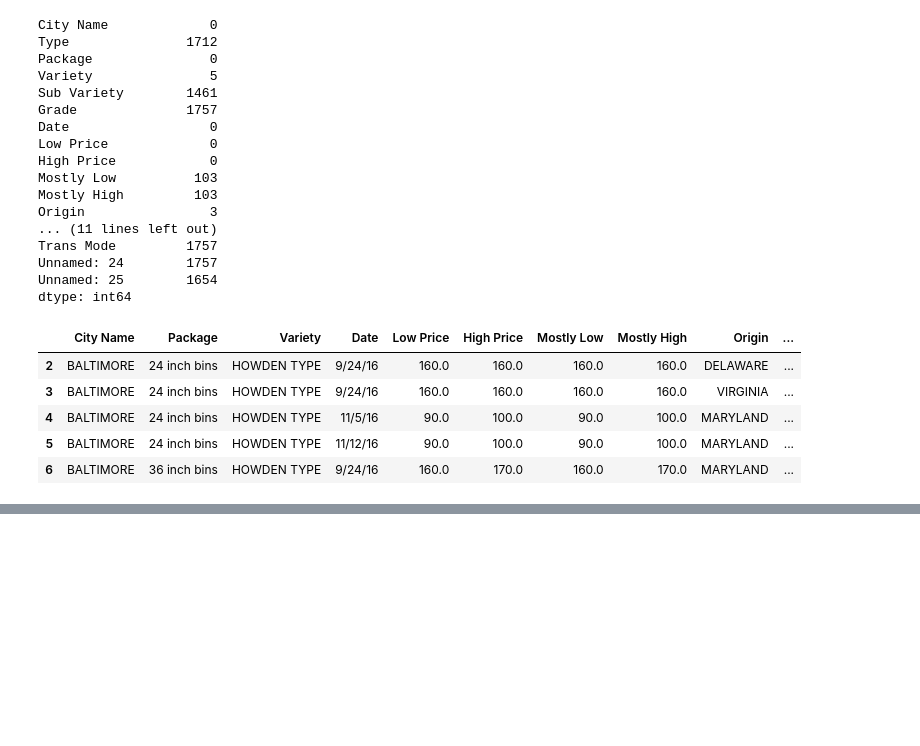
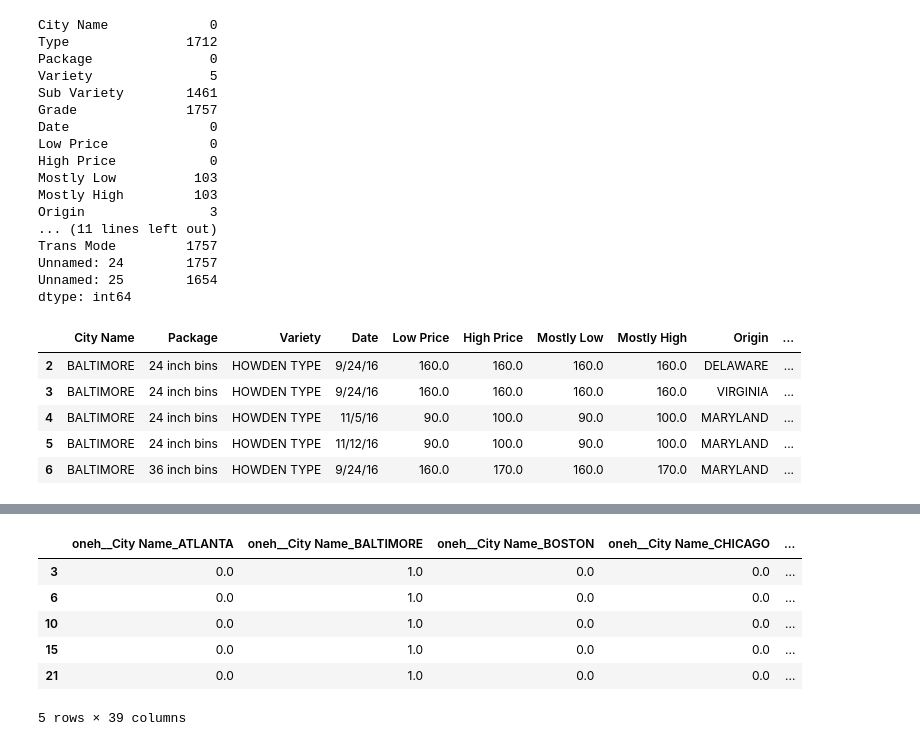
Before and after one commit to simonrod2404/TalentoTech, a Jupyter notebook: Notebooks del curso de MS/pumpkins-clasf-assign.ipynb, the cells around one changed output, grey strips where cells are left out. Saved outputs shown, nothing was run; the diff lists cells and outputs as text; code cells hidden in the pictures; blank space fills up the shorter version.

```diff
--- a/Notebooks del curso de MS/pumpkins-clasf-assign.ipynb
+++ b/Notebooks del curso de MS/pumpkins-clasf-assign.ipynb
@@ -126,0 +156,22 @@ ordinal_encoder = OrdinalEncoder(categories=item_size_categories)
+# %%
+#Utilizando ColumnTransformer para combinar varios codificadores en un solo paso y aplicarlos a las columnas correspondientes
+from sklearn.compose import ColumnTransformer
+
+ct = ColumnTransformer(
+    transformers=[
+        ('oneh', onehot_encoder, onehot_features),
+        ('ord', ordinal_encoder, ordinal_features)
+    ]
+)
+
+ct.set_output(transform='pandas')
+encoded_features = ct.fit_transform(clean_pumpkins)
+encoded_features.head()
+# %% [output]
+|  | oneh__City Name_ATLANTA | oneh__City Name_BALTIMORE | oneh__City Name_BOSTON | oneh__City Name_CHICAGO | ... |
+| 3 | 0.0 | 1.0 | 0.0 | 0.0 | ... |
+| 6 | 0.0 | 1.0 | 0.0 | 0.0 | ... |
+| 10 | 0.0 | 1.0 | 0.0 | 0.0 | ... |
+| 15 | 0.0 | 1.0 | 0.0 | 0.0 | ... |
+| 21 | 0.0 | 1.0 | 0.0 | 0.0 | ... |
+5 rows × 39 columns
```
Also changed, not shown: parts of 13 cells of this notebook, 2 other files.
